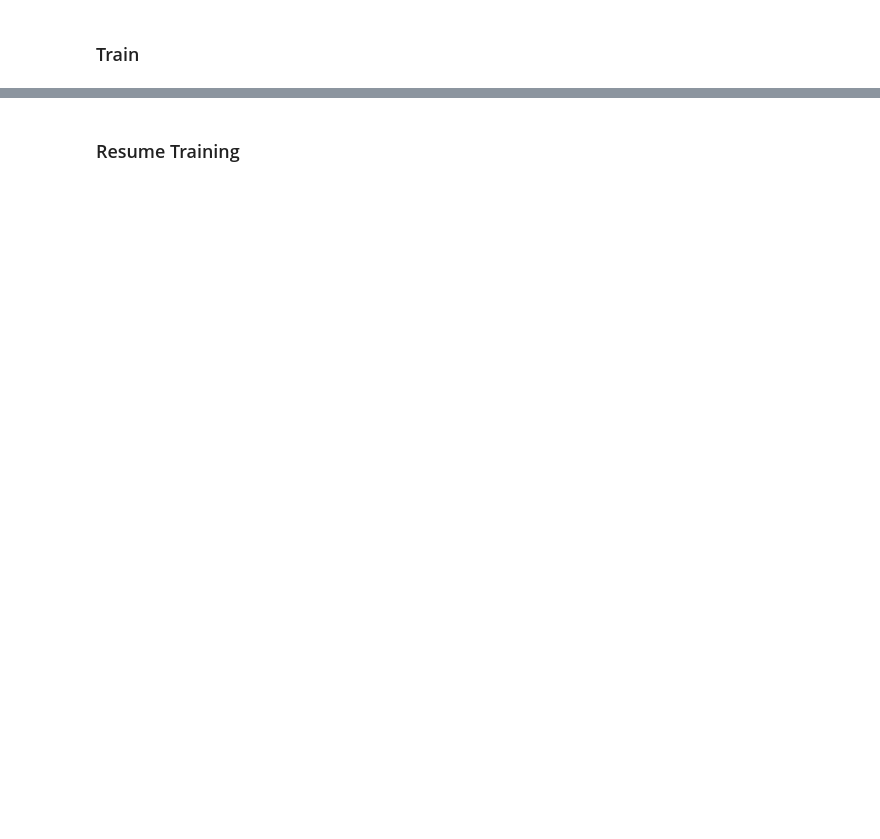
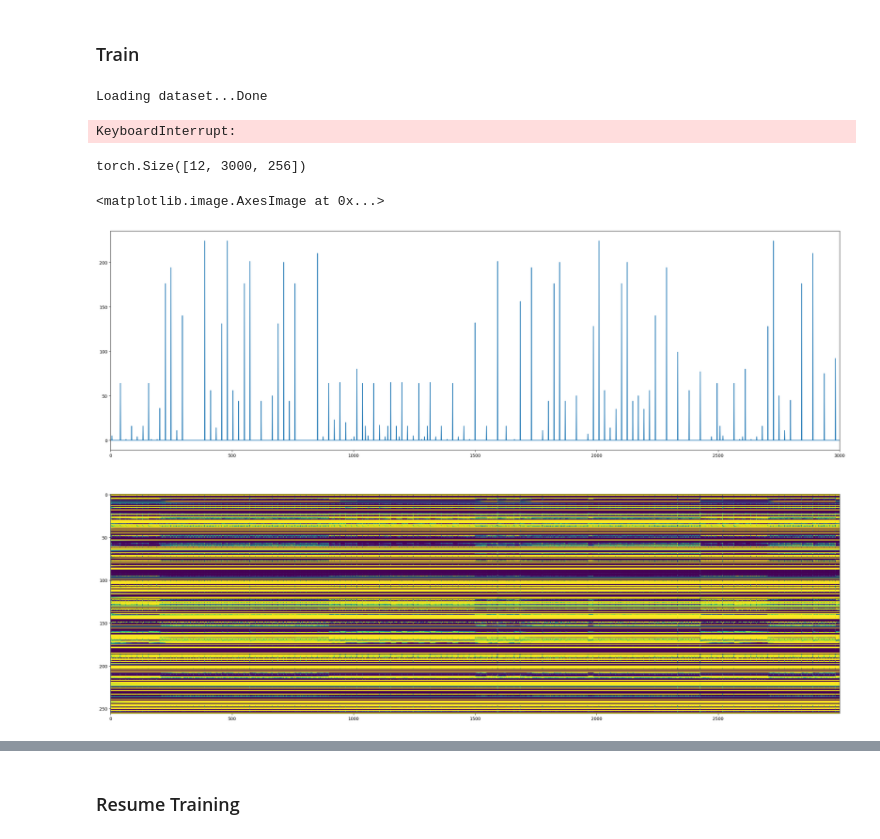
Before and after one commit to issyun/AutoOsu, a Jupyter notebook: model.ipynb, the cells around one changed output, grey strips where cells are left out. Saved outputs shown, nothing was run; the diff lists cells and outputs as text; code cells hidden in the pictures; blank space fills up the shorter version.

Commit message:
Add: Hidden state tracking (lab meeting 230911)

```diff
--- a/model.ipynb
+++ b/model.ipynb
@@ -469,4 +462,59 @@ trainer = Trainer(model, optimizer, train_loader, valid_loader,
                   np_fl_gamma=hyperparams['np_fl_gamma'], np_fl_weight=hyperparams['np_fl_weight'],
                   ns_fl_gamma=hyperparams['ns_fl_gamma'], ns_fl_weight=hyperparams['ns_fl_weight'])
 
-trainer.train(hyperparams['num_epochs'], log_to_wandb=True, hyperparams=hyperparams)
+trainer.train(hyperparams['num_epochs'], log_to_wandb=False, hyperparams=hyperparams)
+# %% [output]
+Loading dataset...Done
+KeyboardInterrupt:
+# %%
+batch = next(iter(valid_loader))
+specs, beat_phases, beat_nums, difficulties, _, actions = batch
+# %%
+def forward_test(self, specs, beat_phases, beat_nums, difficulties, actions):
+    conv_outs = self.stack(specs)
+    conv_outs = conv_outs.permute(0, 2, 1, 3).reshape(conv_outs.shape[0], conv_outs.shape[2], -1)
+    bp_emb = self.beat_phase_emb(beat_phases)
+    bn_emb = self.beat_num_emb(beat_nums)
+    diff_proj = self.difficulty_proj(difficulties)
+
+    # ========== Note Placement ========== #
+    np_in = torch.cat([conv_outs, bp_emb, bn_emb, diff_proj], dim=-1)
+    np_out, last_hidden = self.np_gru(np_in)
+
+    np_proj_1_out = self.gelu(self.np_proj_1(np_out))
+    np_pred = self.sigmoid(self.np_proj_2(np_proj_1_out)).squeeze()
+
+    # ========== Note Selection ========== #
+    ns_pre_proj = self.gelu(self.ns_pre_proj(np_proj_1_out))
+    if actions is not None: # teacher-force training
+      action_emb = self.action_emb(actions)
+      ns_in = torch.cat(
+          [conv_outs, ns_pre_proj, bp_emb, bn_emb, diff_proj, action_emb], dim=-1)
+      ns_out, ns_last_hidden = self.ns_gru(ns_in)
+
+      ns_proj_1_out = self.gelu(self.ns_proj_1(ns_out))
+      ns_logit = self.ns_proj_2(ns_proj_1_out)
+    else:
+      pass
+
+    return ns_out
+
+model.to('cpu')
+
+ns_gru_hidden = forward_test(model, specs, beat_phases, beat_nums, difficulties, actions[:, :-1])
+# %%
+ns_gru_hidden.shape
+# %% [output]
+torch.Size([12, 3000, 256])
+# %%
+import matplotlib.pyplot as plt
+
+plt.figure(figsize=(30,20))
+plt.subplot(2,1,1)
+plt.plot(actions[0,:-1] )
+plt.xlim(0,3000)
+plt.subplot(2,1,2)
+plt.imshow(ns_gru_hidden.detach()[0].T, aspect='auto', interpolation='nearest')
+# %% [output]
+<matplotlib.image.AxesImage at 0x...>
+[figure, added]
```
Also changed, not shown: parts of 6 cells of this notebook.
